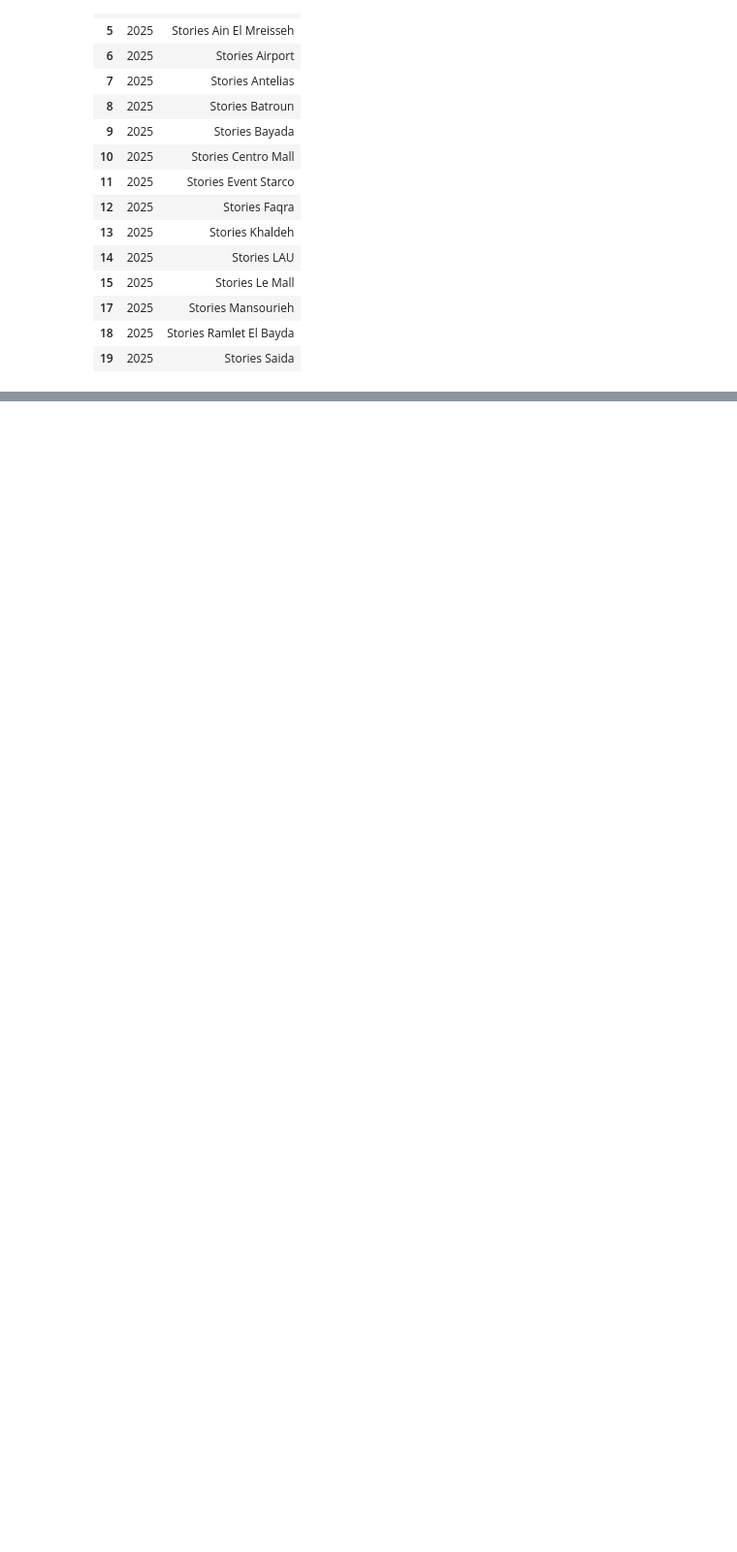
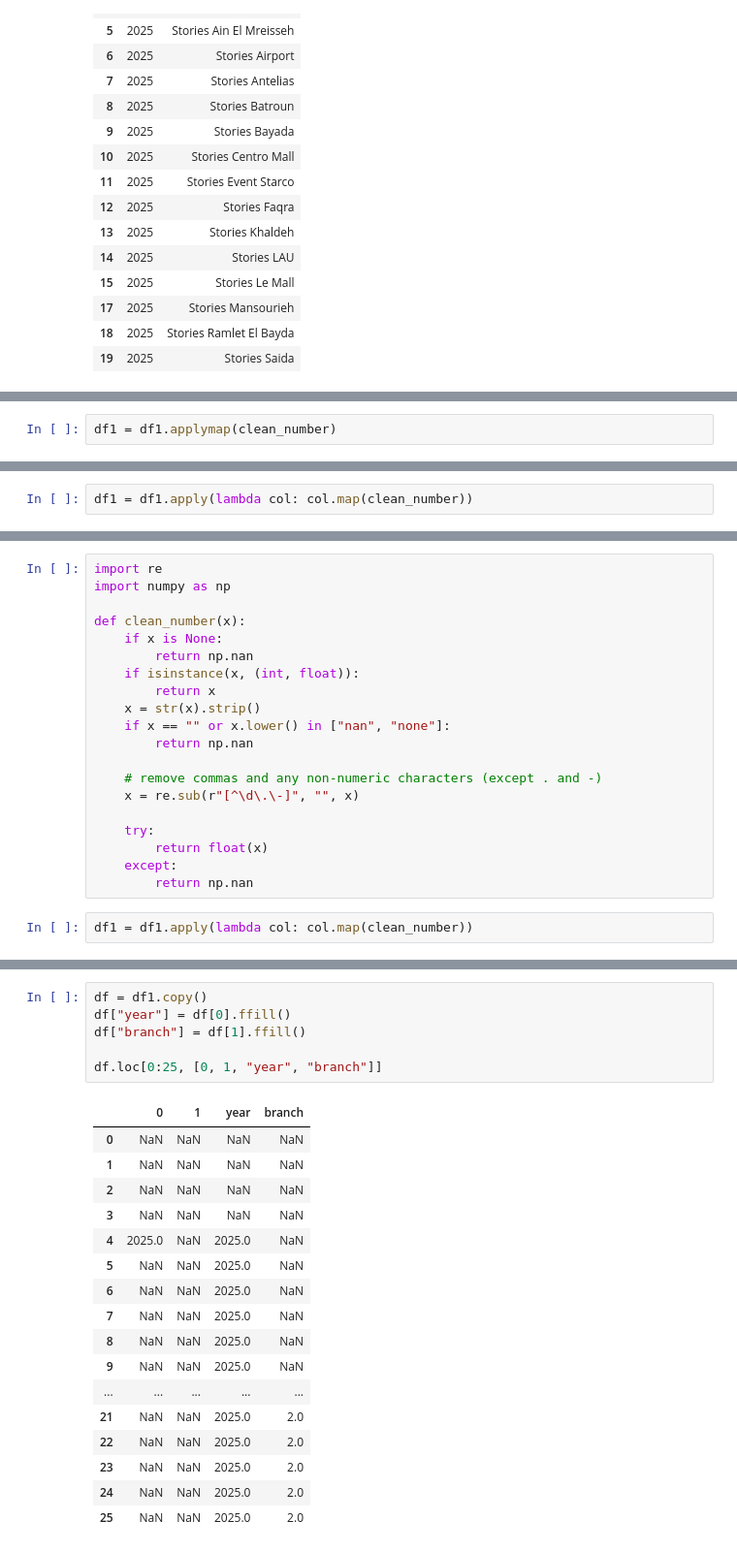
Before and after one commit to LK2k5/stories-coffee-analytics, a Jupyter notebook: notebooks/1-cleaning.ipynb, the cells around one changed output, grey strips where cells are left out. Shown at 97% size. Drawn from its saved outputs; the diff is of its cells as text; blank space fills up the shorter version.

```diff
--- a/notebooks/1-cleaning.ipynb
+++ b/notebooks/1-cleaning.ipynb
@@ -342,0 +413,2 @@ df1[["year", f"c{BRANCH_COL}"]].head(15)
+# %%
+df1 = df1.applymap(clean_number)
@@ -342,0 +417,2 @@ df1[["year", f"c{BRANCH_COL}"]].head(15)
+# %%
+df1 = df1.apply(lambda col: col.map(clean_number))
@@ -342,0 +421,22 @@ df1[["year", f"c{BRANCH_COL}"]].head(15)
+# %%
+import re
+import numpy as np
+
+def clean_number(x):
+    if x is None:
+        return np.nan
+    if isinstance(x, (int, float)):
+        return x
+    x = str(x).strip()
+    if x == "" or x.lower() in ["nan", "none"]:
+        return np.nan
+
+    # remove commas and any non-numeric characters (except . and -)
+    x = re.sub(r"[^\d\.\-]", "", x)
+
+    try:
+        return float(x)
+    except:
+        return np.nan
+# %%
+df1 = df1.apply(lambda col: col.map(clean_number))
@@ -342,0 +664,24 @@ df1[["year", f"c{BRANCH_COL}"]].head(15)
+# %%
+df = df1.copy()
+df["year"] = df[0].ffill()
+df["branch"] = df[1].ffill()
+
+df.loc[0:25, [0, 1, "year", "branch"]]
+# %% [output]
+|  | 0 | 1 | year | branch |
+| 0 | NaN | NaN | NaN | NaN |
+| 1 | NaN | NaN | NaN | NaN |
+| 2 | NaN | NaN | NaN | NaN |
+| 3 | NaN | NaN | NaN | NaN |
+| 4 | 2025.0 | NaN | 2025.0 | NaN |
+| 5 | NaN | NaN | 2025.0 | NaN |
+| 6 | NaN | NaN | 2025.0 | NaN |
+| 7 | NaN | NaN | 2025.0 | NaN |
+| 8 | NaN | NaN | 2025.0 | NaN |
+| 9 | NaN | NaN | 2025.0 | NaN |
+| ... | ... | ... | ... | ... |
+| 21 | NaN | NaN | 2025.0 | 2.0 |
+| 22 | NaN | NaN | 2025.0 | 2.0 |
+| 23 | NaN | NaN | 2025.0 | 2.0 |
+| 24 | NaN | NaN | 2025.0 | 2.0 |
+| 25 | NaN | NaN | 2025.0 | 2.0 |
```
Also changed, not shown: parts of 49 cells of this notebook, 2 other files.
